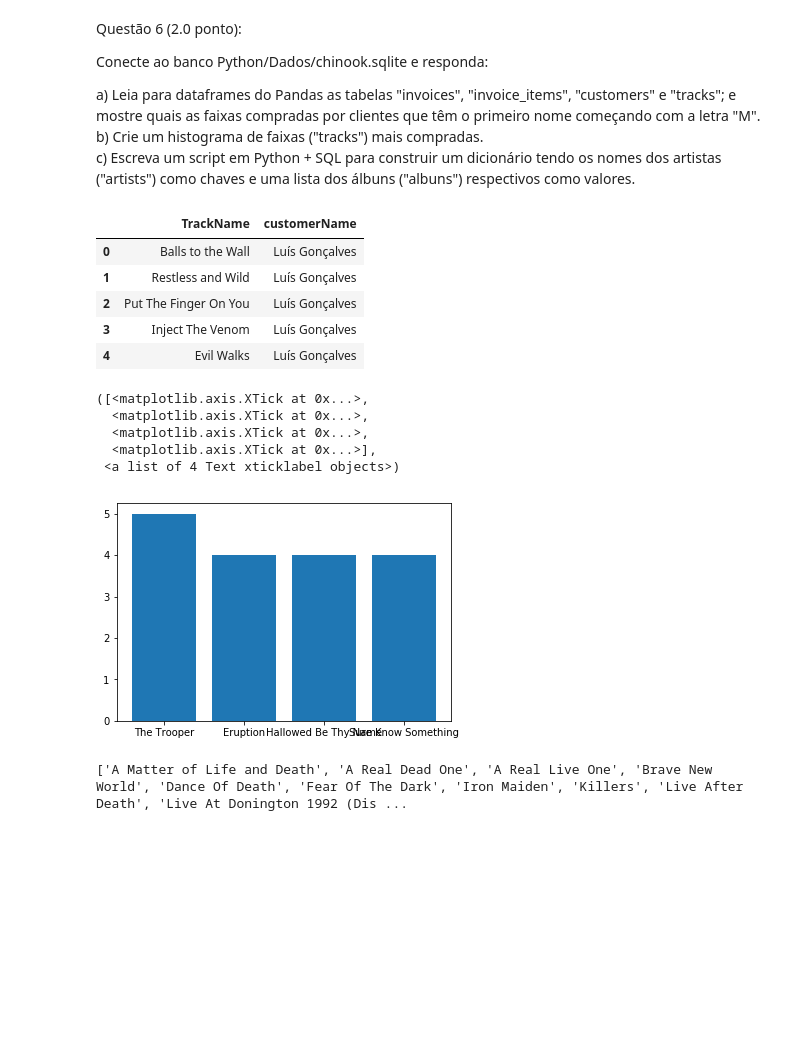
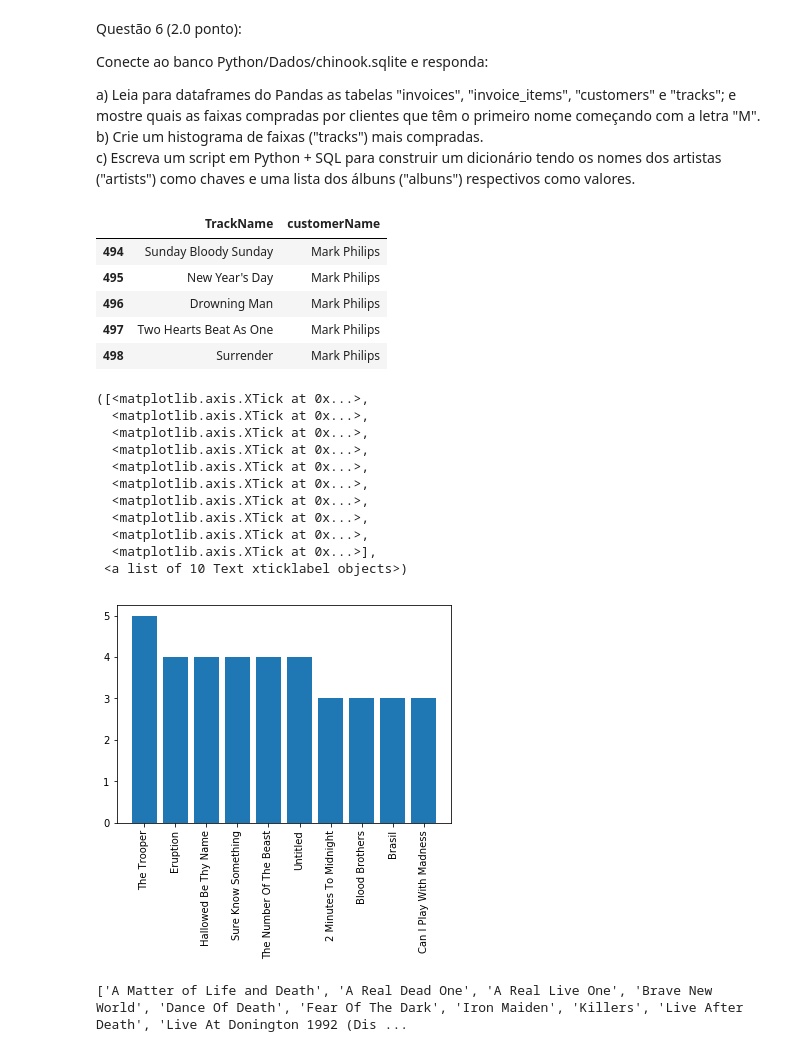
Before and after one commit to TomasFerranti/FGV_Programming_Languages, a Jupyter notebook: Python/Exercicios/Avaliacoes/Prova_A2_2018-Copy1.ipynb, the cells around one changed output. Saved outputs shown, nothing was run; the diff lists cells and outputs as text; code cells hidden in the pictures; blank space fills up the shorter version.

```diff
--- a/Python/Exercicios/Avaliacoes/Prova_A2_2018-Copy1.ipynb
+++ b/Python/Exercicios/Avaliacoes/Prova_A2_2018-Copy1.ipynb
@@ -342,5 +338,9 @@ tracks=pd.read_sql("select TrackId,name from tracks",conn)
 # %%
 #a)
+invoices=pd.read_sql("select invoiceId,customerId from invoices",conn)
+invoice_items=pd.read_sql("select InvoiceId,TrackId from invoice_items",conn)
+customers=pd.read_sql("select customerId,FirstName,LastName from customers",conn)
+tracks=pd.read_sql("select TrackId,name from tracks",conn)
 k=[]
 for r in invoice_items.TrackId:
     k.append(tracks.iloc[r-1,1])
@@ -360,40 +360,56 @@ for r in invoice_items.InvoiceId:
         k.append("")
 invoice_items["customerName"]=k
 resposta=pd.DataFrame(invoice_items[invoice_items.customerName != "NaN" ])
-resposta=resposta.iloc[:,2:]
+k=[]
+for r in resposta.customerName:
+    a=str(r)
+    if a.startswith('M'):
+        k.append(True)
+    else:
+        k.append(False)
+resposta["StartsWithM"]=k
+resposta=resposta[resposta.StartsWithM==True]
+resposta=resposta.iloc[:,2:4]
+#para nao floodar a tela, usei só head
 resposta.head()
 # %% [output]
 |  | TrackName | customerName |
-| 0 | Balls to the Wall | Luís Gonçalves |
-| 1 | Restless and Wild | Luís Gonçalves |
-| 2 | Put The Finger On You | Luís Gonçalves |
-| 3 | Inject The Venom | Luís Gonçalves |
-| 4 | Evil Walks | Luís Gonçalves |
+| 494 | Sunday Bloody Sunday | Mark Philips |
+| 495 | New Year's Day | Mark Philips |
+| 496 | Drowning Man | Mark Philips |
+| 497 | Two Hearts Beat As One | Mark Philips |
+| 498 | Surrender | Mark Philips |
 # %%
 #b)
 cur.execute('''SELECT SUM(invoice_items.quantity) as p, tracks.name FROM invoice_items
             INNER JOIN tracks ON invoice_items.trackID = tracks.trackID
             GROUP BY tracks.name ORDER BY p DESC''')
 lista_mus = list(cur.fetchall())
-lista_mus = lista_mus[0:4]
+lista_mus = lista_mus[0:10]
 x=[]
 y=[]
 for r in lista_mus:
     a,b=r
     y.append(a)
     x.append(b)
 xval=np.array(x)
 yval=np.array(y)
-x = np.arange(4)
+x = np.arange(len(x))
 plt.bar(x, height= yval)
-plt.xticks(x,xval)
+plt.xticks(x,xval,rotation=90)
 # %% [output]
 ([<matplotlib.axis.XTick at 0x...>,
   <matplotlib.axis.XTick at 0x...>,
   <matplotlib.axis.XTick at 0x...>,
+  <matplotlib.axis.XTick at 0x...>,
+  <matplotlib.axis.XTick at 0x...>,
+  <matplotlib.axis.XTick at 0x...>,
+  <matplotlib.axis.XTick at 0x...>,
+  <matplotlib.axis.XTick at 0x...>,
+  <matplotlib.axis.XTick at 0x...>,
   <matplotlib.axis.XTick at 0x...>],
- <a list of 4 Text xticklabel objects>)
+ <a list of 10 Text xticklabel objects>)
-[figure, old version]
+[figure, new version]
 # %%
 #c)
 q='''
```
Also changed, not shown: parts of 2 cells of this notebook.
